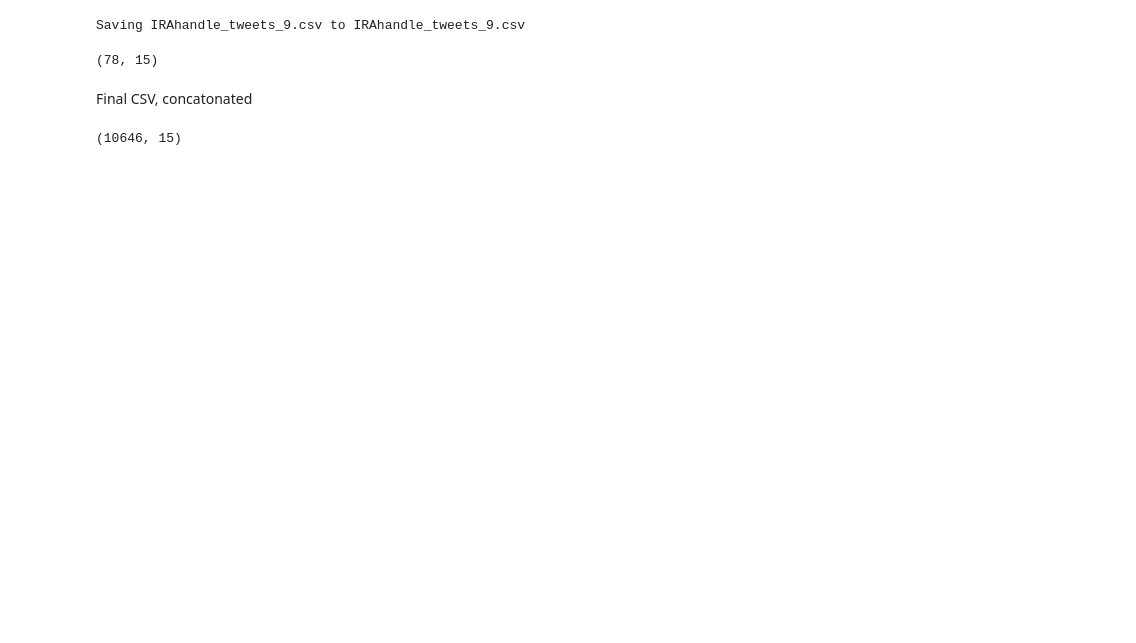
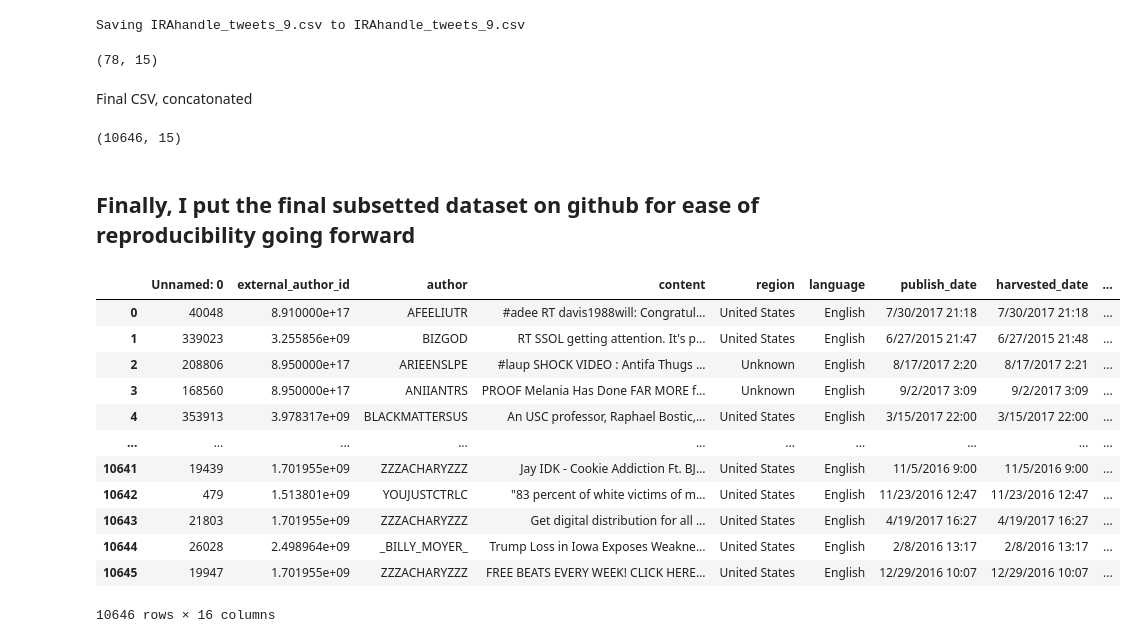
Before and after one commit to worldwidekatie/Build_Week_2, a Jupyter notebook: Data_Frame_Creation.ipynb, the cells around one changed output. Cells and saved outputs as stored; diff of their text form; code cells hidden in the pictures; blank space fills up the shorter version.

```diff
--- a/Data_Frame_Creation.ipynb
+++ b/Data_Frame_Creation.ipynb
@@ -218,3 +218,23 @@ final_df.shape
 final_df.to_csv('Final_IRA.csv')
 from google.colab import files
 files.download('Final_IRA.csv')
+# %% [markdown]
+## Finally, I put the final subsetted dataset on github for ease of reproducibility going forward
+# %%
+df = pd.read_csv('https://raw.githubusercontent.com/worldwidekatie/Build_Week_2/master/Final_IRA.csv')
+# %%
+df
+# %% [output]
+|  | Unnamed: 0 | external_author_id | author | content | region | language | publish_date | harvested_date | ... |
+| 0 | 40048 | 8.910000e+17 | AFEELIUTR | #adee RT davis1988will: Congratul... | United States | English | 7/30/2017 21:18 | 7/30/2017 21:18 | ... |
+| 1 | 339023 | 3.255856e+09 | BIZGOD | RT SSOL getting attention. It's p... | United States | English | 6/27/2015 21:47 | 6/27/2015 21:48 | ... |
+| 2 | 208806 | 8.950000e+17 | ARIEENSLPE | #laup SHOCK VIDEO : Antifa Thugs ... | Unknown | English | 8/17/2017 2:20 | 8/17/2017 2:21 | ... |
+| 3 | 168560 | 8.950000e+17 | ANIIANTRS | PROOF Melania Has Done FAR MORE f... | Unknown | English | 9/2/2017 3:09 | 9/2/2017 3:09 | ... |
+| 4 | 353913 | 3.978317e+09 | BLACKMATTERSUS | An USC professor, Raphael Bostic,... | United States | English | 3/15/2017 22:00 | 3/15/2017 22:00 | ... |
+| ... | ... | ... | ... | ... | ... | ... | ... | ... | ... |
+| 10641 | 19439 | 1.701955e+09 | ZZZACHARYZZZ | Jay IDK - Cookie Addiction Ft. BJ... | United States | English | 11/5/2016 9:00 | 11/5/2016 9:00 | ... |
+| 10642 | 479 | 1.513801e+09 | YOUJUSTCTRLC | "83 percent of white victims of m... | United States | English | 11/23/2016 12:47 | 11/23/2016 12:47 | ... |
+| 10643 | 21803 | 1.701955e+09 | ZZZACHARYZZZ | Get digital distribution for all ... | United States | English | 4/19/2017 16:27 | 4/19/2017 16:27 | ... |
+| 10644 | 26028 | 2.498964e+09 | _BILLY_MOYER_ | Trump Loss in Iowa Exposes Weakne... | United States | English | 2/8/2016 13:17 | 2/8/2016 13:17 | ... |
+| 10645 | 19947 | 1.701955e+09 | ZZZACHARYZZZ | FREE BEATS EVERY WEEK! CLICK HERE... | United States | English | 12/29/2016 10:07 | 12/29/2016 10:07 | ... |
+10646 rows × 16 columns
```
